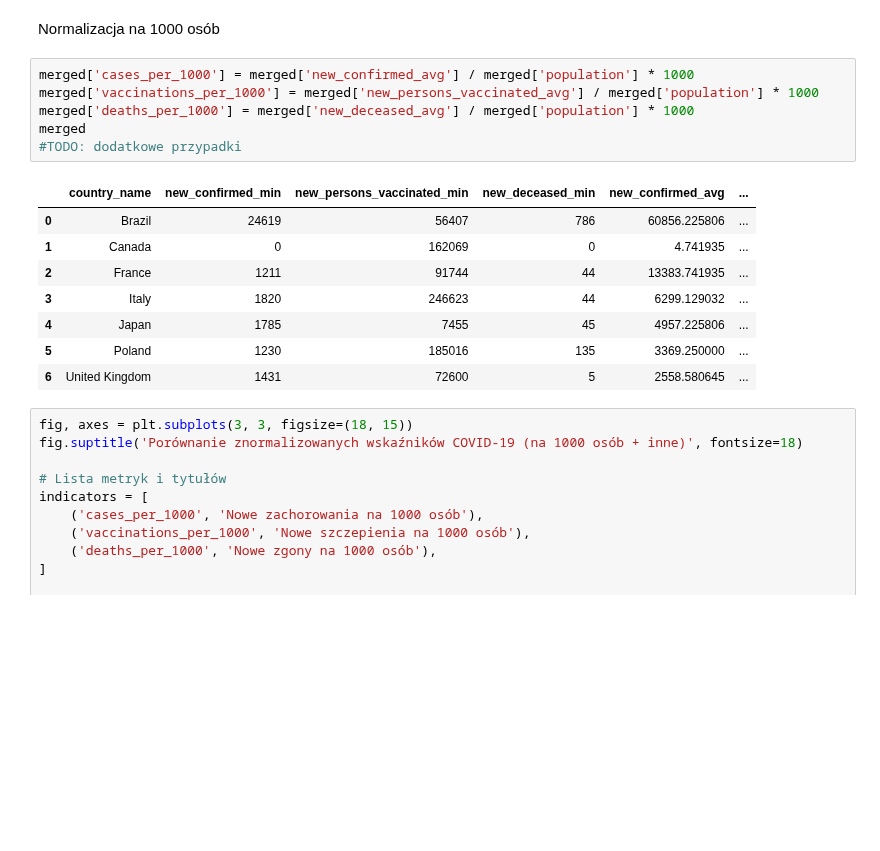
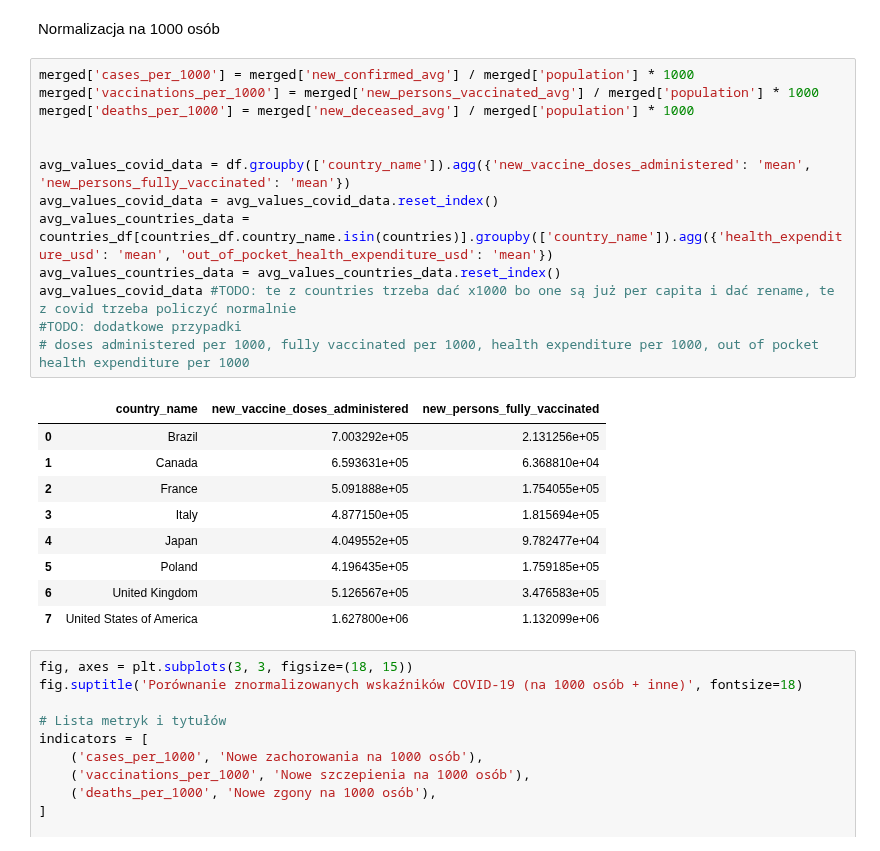
Before and after one commit to JakubKaczmarek5764/BigData1, a Jupyter notebook: zad2.ipynb, the cells around one changed output. Drawn from its saved outputs; the diff is of its cells as text; blank space fills up the shorter version.

```diff
--- a/zad2.ipynb
+++ b/zad2.ipynb
@@ -333,18 +333,26 @@ Normalizacja na 1000 osób
 # %%
 merged['cases_per_1000'] = merged['new_confirmed_avg'] / merged['population'] * 1000
 merged['vaccinations_per_1000'] = merged['new_persons_vaccinated_avg'] / merged['population'] * 1000
 merged['deaths_per_1000'] = merged['new_deceased_avg'] / merged['population'] * 1000
-merged
+
+
+avg_values_covid_data = df.groupby(['country_name']).agg({'new_vaccine_doses_administered': 'mean', 'new_persons_fully_vaccinated': 'mean'})
+avg_values_covid_data = avg_values_covid_data.reset_index()
+avg_values_countries_data = countries_df[countries_df.country_name.isin(countries)].groupby(['country_name']).agg({'health_expenditure_usd': 'mean', 'out_of_pocket_health_expenditure_usd': 'mean'})
+avg_values_countries_data = avg_values_countries_data.reset_index()
+avg_values_covid_data #TODO: te z countries trzeba dać x1000 bo one są już per capita i dać rename, te z covid trzeba policzyć normalnie
 #TODO: dodatkowe przypadki
+# doses administered per 1000, fully vaccinated per 1000, health expenditure per 1000, out of pocket health expenditure per 1000
 # %% [output]
-|  | country_name | new_confirmed_min | new_persons_vaccinated_min | new_deceased_min | new_confirmed_avg | ... |
-| 0 | Brazil | 24619 | 56407 | 786 | 60856.225806 | ... |
-| 1 | Canada | 0 | 162069 | 0 | 4.741935 | ... |
-| 2 | France | 1211 | 91744 | 44 | 13383.741935 | ... |
-| 3 | Italy | 1820 | 246623 | 44 | 6299.129032 | ... |
-| 4 | Japan | 1785 | 7455 | 45 | 4957.225806 | ... |
-| 5 | Poland | 1230 | 185016 | 135 | 3369.250000 | ... |
-| 6 | United Kingdom | 1431 | 72600 | 5 | 2558.580645 | ... |
+|  | country_name | new_vaccine_doses_administered | new_persons_fully_vaccinated |
+| 0 | Brazil | 7.003292e+05 | 2.131256e+05 |
+| 1 | Canada | 6.593631e+05 | 6.368810e+04 |
+| 2 | France | 5.091888e+05 | 1.754055e+05 |
+| 3 | Italy | 4.877150e+05 | 1.815694e+05 |
+| 4 | Japan | 4.049552e+05 | 9.782477e+04 |
+| 5 | Poland | 4.196435e+05 | 1.759185e+05 |
+| 6 | United Kingdom | 5.126567e+05 | 3.476583e+05 |
+| 7 | United States of America | 1.627800e+06 | 1.132099e+06 |
 # %%
 fig, axes = plt.subplots(3, 3, figsize=(18, 15))
 fig.suptitle('Porównanie znormalizowanych wskaźników COVID-19 (na 1000 osób + inne)', fontsize=18)
```
Also changed, not shown: parts of 4 cells of this notebook.
